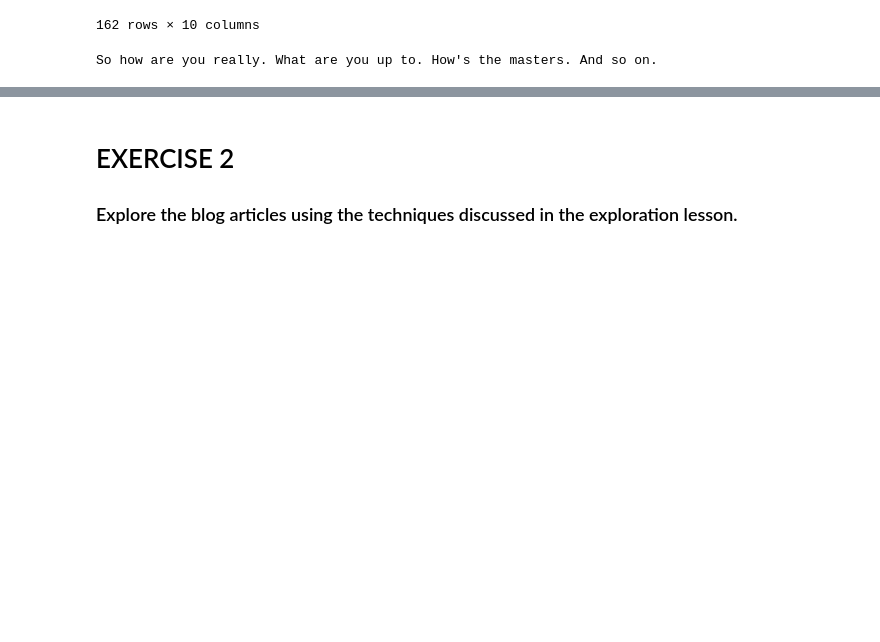
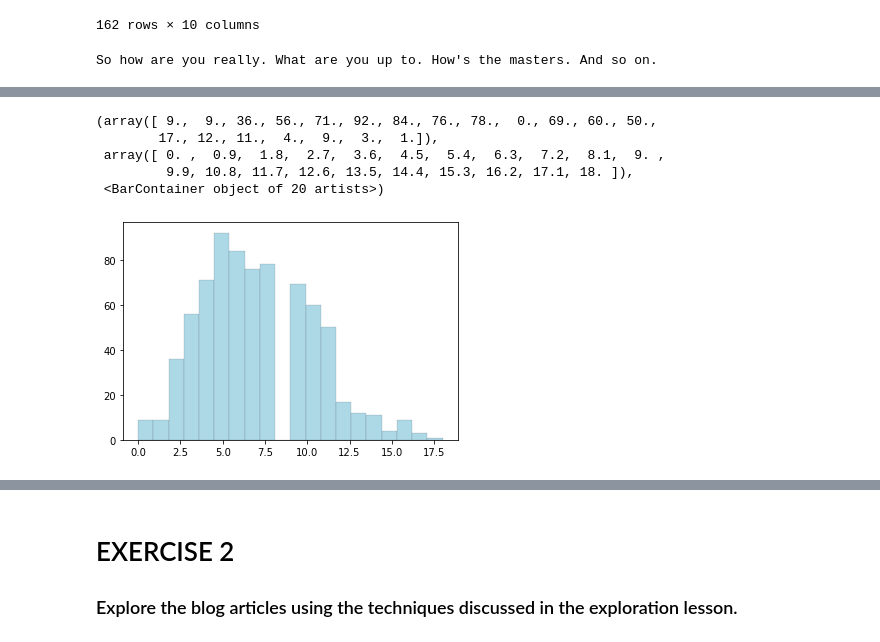
Before and after one commit to adam-gomez/natural-language-processing-exercises, a Jupyter notebook: explore.ipynb, the cells around one changed output, grey strips where cells are left out. Saved outputs shown, nothing was run; the diff lists cells and outputs as text; code cells hidden in the pictures; blank space fills up the shorter version.

```diff
--- a/explore.ipynb
+++ b/explore.ipynb
@@ -472,0 +497,9 @@ So how are you really. What are you up to. How's the masters. And so on.
+# %%
+plt.hist(df[df.label == 'spam'].num_stopwords_removed, bins = 20, edgecolor='black', linewidth=.1, color = 'lightblue')
+# %% [output]
+(array([ 9.,  9., 36., 56., 71., 92., 84., 76., 78.,  0., 69., 60., 50.,
+        17., 12., 11.,  4.,  9.,  3.,  1.]),
+ array([ 0. ,  0.9,  1.8,  2.7,  3.6,  4.5,  5.4,  6.3,  7.2,  8.1,  9. ,
+         9.9, 10.8, 11.7, 12.6, 13.5, 14.4, 15.3, 16.2, 17.1, 18. ]),
+ <BarContainer object of 20 artists>)
+[figure, added]
```
Also changed, not shown: parts of 36 cells of this notebook, 2 other files.
